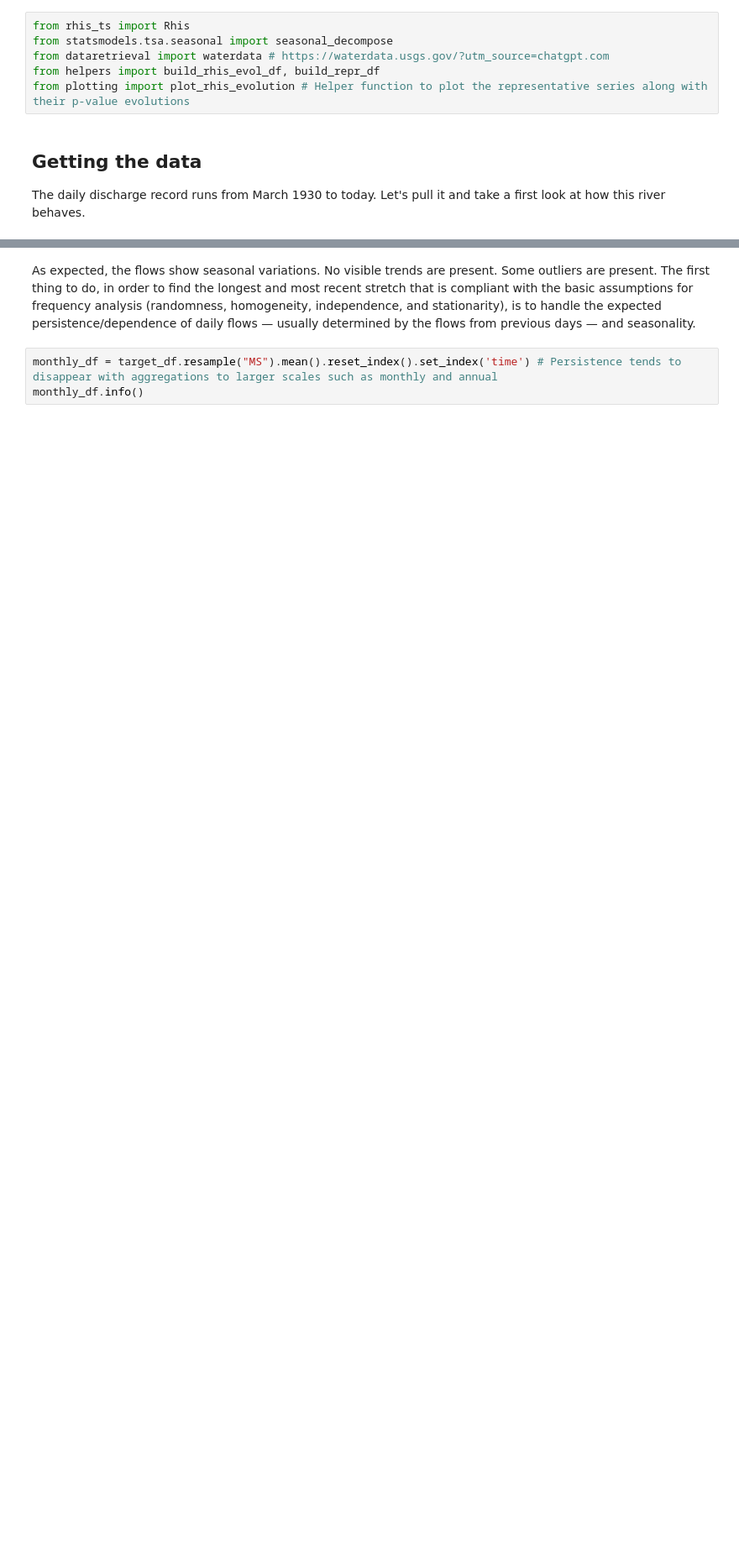
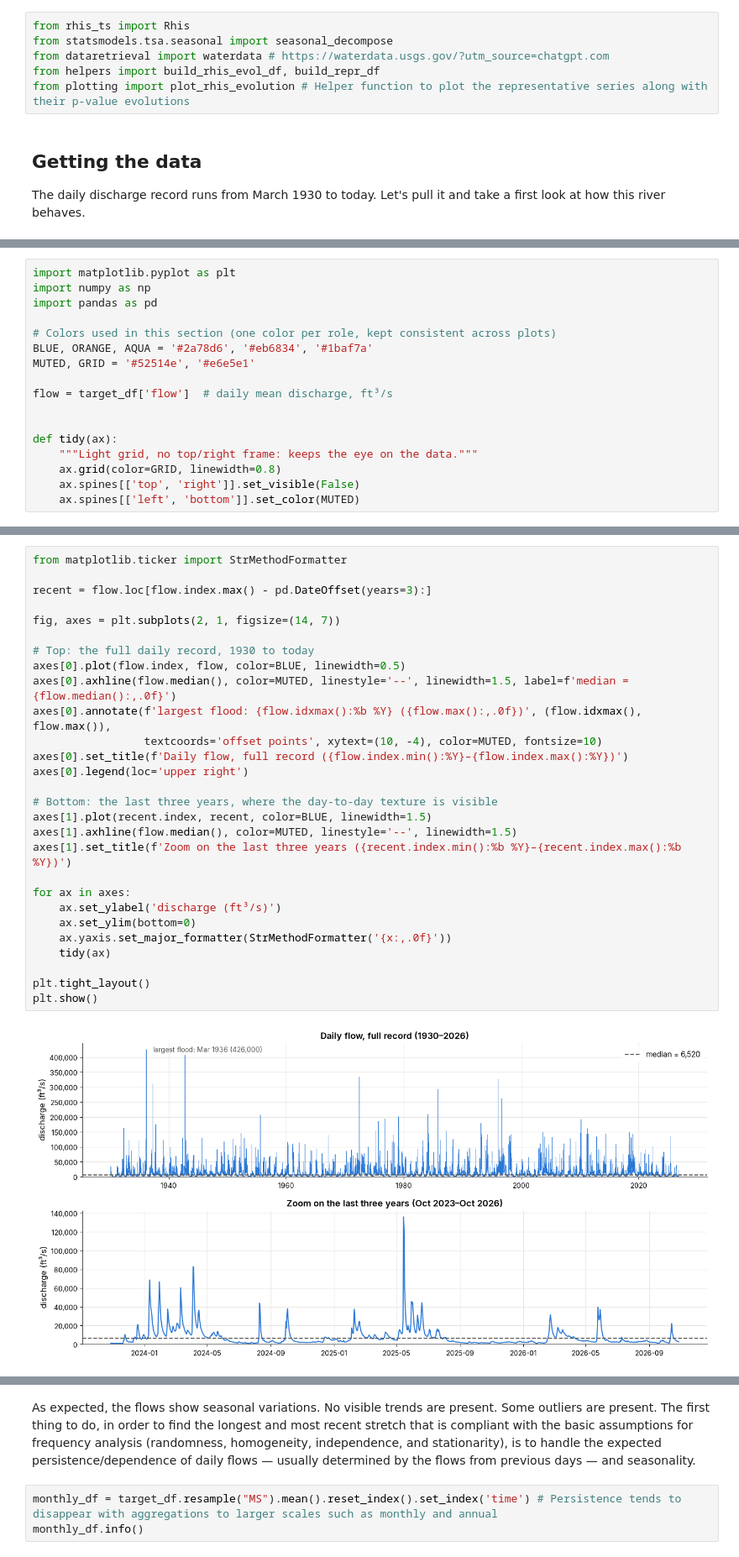
Before and after one commit to MCoelho222/time-series, a Jupyter notebook: example_notebooks/usgs.ipynb, the cells around one changed output, grey strips where cells are left out. Shown at 84% size. Drawn from its saved outputs; the diff is of its cells as text; blank space fills up the shorter version.

Commit message:
time series initial plot added

```diff
--- a/example_notebooks/usgs.ipynb
+++ b/example_notebooks/usgs.ipynb
@@ -71,0 +84,17 @@ memory usage: 551.6 KB
+# %%
+import matplotlib.pyplot as plt
+import numpy as np
+import pandas as pd
+
+# Colors used in this section (one color per role, kept consistent across plots)
+BLUE, ORANGE, AQUA = '#2a78d6', '#eb6834', '#1baf7a'
+MUTED, GRID = '#52514e', '#e6e5e1'
+
+flow = target_df['flow']  # daily mean discharge, ft³/s
+
+
+def tidy(ax):
+    """Light grid, no top/right frame: keeps the eye on the data."""
+    ax.grid(color=GRID, linewidth=0.8)
+    ax.spines[['top', 'right']].set_visible(False)
+    ax.spines[['left', 'bottom']].set_color(MUTED)
@@ -71,0 +105,30 @@ memory usage: 551.6 KB
+# %%
+from matplotlib.ticker import StrMethodFormatter
+
+recent = flow.loc[flow.index.max() - pd.DateOffset(years=3):]
+
+fig, axes = plt.subplots(2, 1, figsize=(14, 7))
+
+# Top: the full daily record, 1930 to today
+axes[0].plot(flow.index, flow, color=BLUE, linewidth=0.5)
+axes[0].axhline(flow.median(), color=MUTED, linestyle='--', linewidth=1.5, label=f'median = {flow.median():,.0f}')
+axes[0].annotate(f'largest flood: {flow.idxmax():%b %Y} ({flow.max():,.0f})', (flow.idxmax(), flow.max()),
+                 textcoords='offset points', xytext=(10, -4), color=MUTED, fontsize=10)
+axes[0].set_title(f'Daily flow, full record ({flow.index.min():%Y}–{flow.index.max():%Y})')
+axes[0].legend(loc='upper right')
+
+# Bottom: the last three years, where the day-to-day texture is visible
+axes[1].plot(recent.index, recent, color=BLUE, linewidth=1.5)
+axes[1].axhline(flow.median(), color=MUTED, linestyle='--', linewidth=1.5)
+axes[1].set_title(f'Zoom on the last three years ({recent.index.min():%b %Y}–{recent.index.max():%b %Y})')
+
+for ax in axes:
+    ax.set_ylabel('discharge (ft³/s)')
+    ax.set_ylim(bottom=0)
+    ax.yaxis.set_major_formatter(StrMethodFormatter('{x:,.0f}'))
+    tidy(ax)
+
+plt.tight_layout()
+plt.show()
+# %% [output]
+[figure, added]
```
Also changed, not shown: parts of 31 cells of this notebook.
